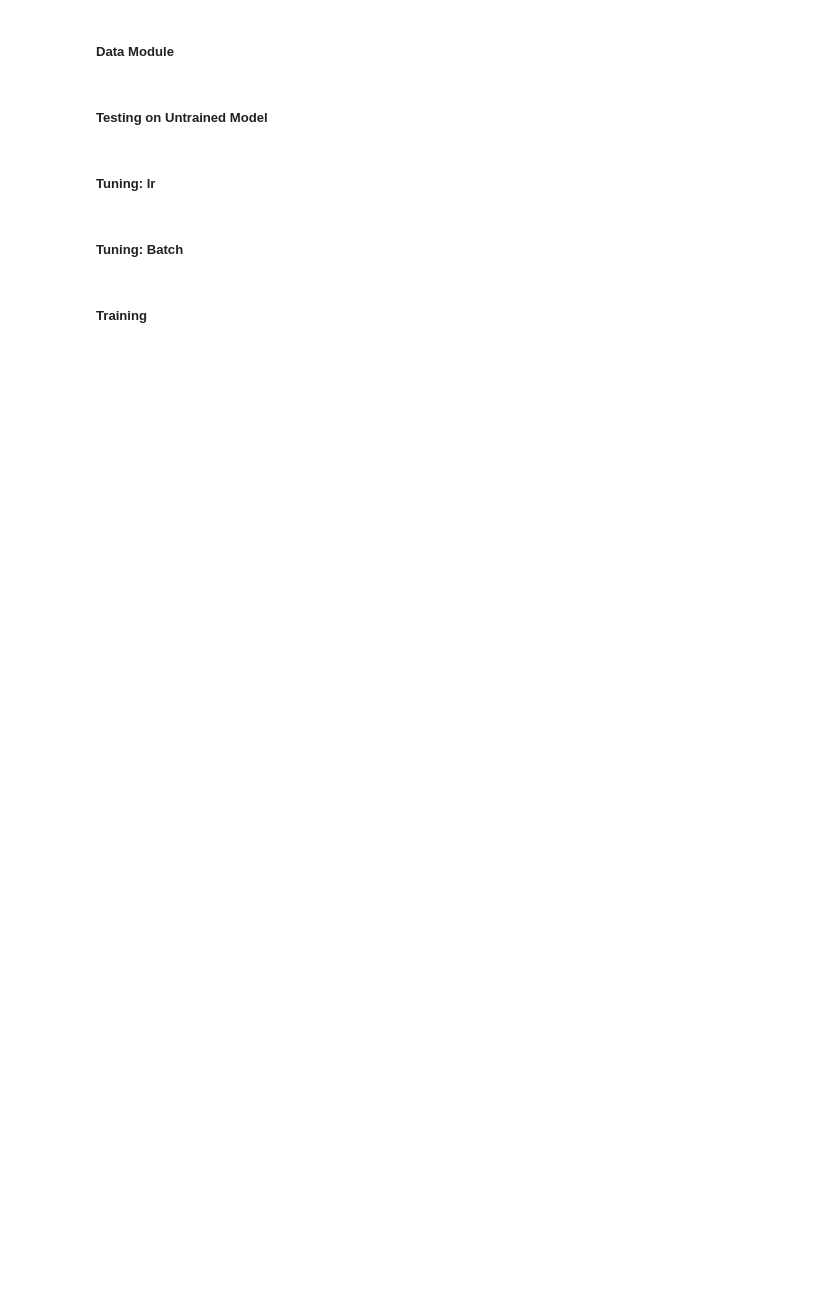
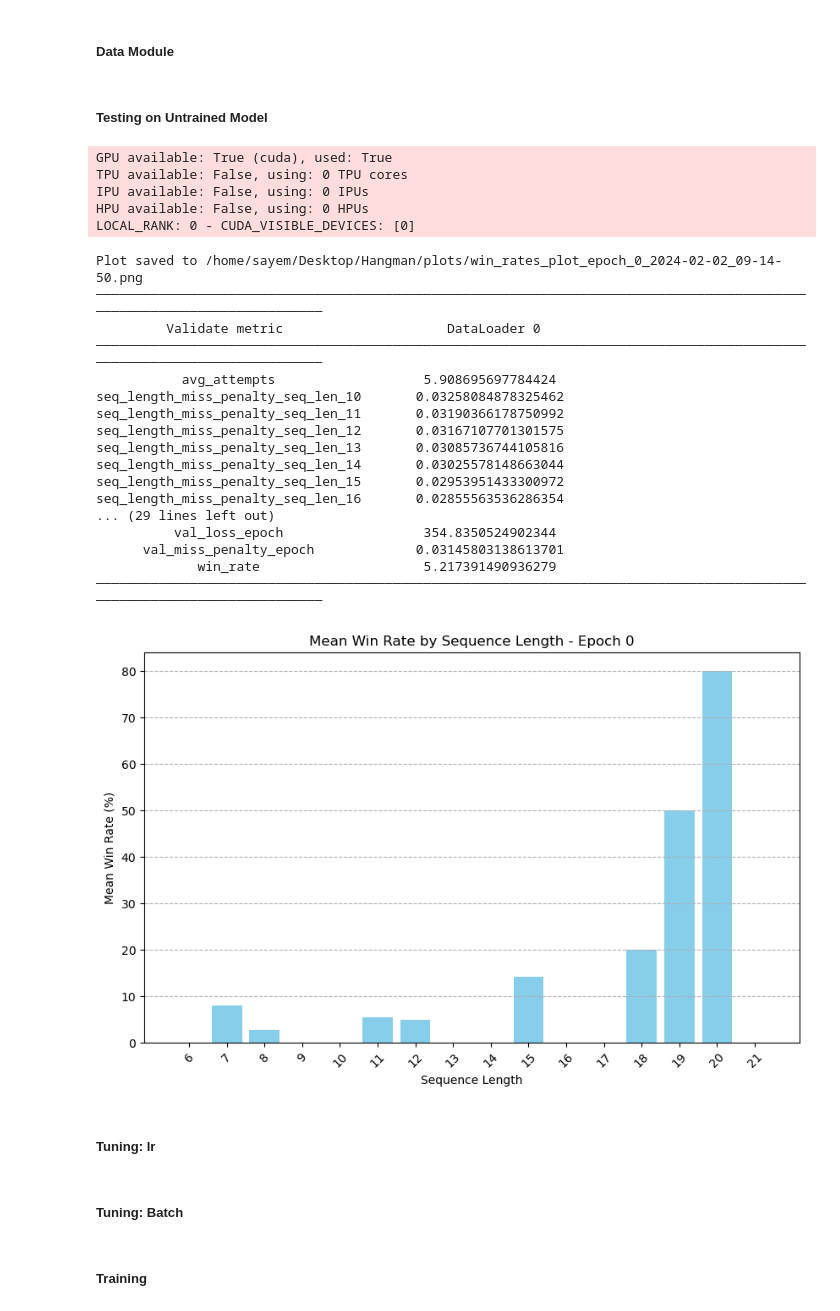
Before and after one commit to skhan61/HangmanNN, a Jupyter notebook: _2_1_training_notebook copy.ipynb, the cells around one changed output. Drawn from its saved outputs; the diff is of its cells as text; code cells hidden in the pictures; blank space fills up the shorter version.

```diff
--- a/_2_1_training_notebook copy.ipynb
+++ b/_2_1_training_notebook copy.ipynb
@@ -66,7 +66,7 @@ max_word_length = max(len(word) for word in word_list)
 # %% [markdown]
 ##### Data Dir
 # %%
-NUM_STRATIFIED_SAMPLES = 5_000 # This will be overwritten by Papermill
+NUM_STRATIFIED_SAMPLES = 100 # This will be overwritten by Papermill
 
 NUM_WORD_SAMPLE = 1_00 # words for testing
 
@@ -163,7 +176,7 @@ print(f"Unique sequence lengths in validation dataset: {valid_unique_seq_lens}")
 # Fixed parameters
 max_word_length = 29  # Maximum word length
 num_embeddings = 28   # Vocabulary size (fixed, based on unique characters in the game)
-num_features = 159     # Number of features per character
+num_features = 160     # Number of features per character
 missed_char_dim = 28  # Additional dimension for missed characters
 output_dim = 28       # Output dimension for the model
 char_feature_dim = 5  # Features per character
@@ -252,34 +268,58 @@ from scr.data_module import *
 from scr.trainer_ import *
 
 torch.cuda.empty_cache()
 
 # # Create Callbacks
 # loss_logging_callback = LossLoggingCallback()
 
 # , SchedulerSetupCallback()] # , loss_logging_callback]
 callbacks = [early_stop_callback] # , step_level_early_stopping]
 FAST_DEV_RUN = False
 # # Calculate the minimum percentage of validation batches
 # min_val_batches = 1 / len(data_module.val_dataloader())
 
 # # Create Trainer with Callbacks
 trainer = pl.Trainer(
     default_root_dir=output_dir,
     fast_dev_run=FAST_DEV_RUN,
     max_epochs=MAX_EPOCH,
     callbacks=callbacks,
     num_sanity_val_steps=0,
     # reload_dataloaders_every_n_epochs=1,
     enable_progress_bar=True
     # val_check_interval=0.5
     # limit_train_batches=2,  # Limit the number of training batches to 2
     # limit_val_batches=2     # Limit the number of validation batches to 2
 )
 
 # # # # # print(f"Running for {NUM_STRATIFIED_SAMPLES} samples...")
 # # # # print()
 # # # # # # # # # # Assuming combined_eval_metrics is a list of dictionaries
-# combined_eval_metrics = trainer.validate(model=lightning_model, datamodule=data_module)
+combined_eval_metrics = trainer.validate(model=lightning_model, datamodule=data_module)
+# %% [output]
+GPU available: True (cuda), used: True
+TPU available: False, using: 0 TPU cores
+IPU available: False, using: 0 IPUs
+HPU available: False, using: 0 HPUs
+LOCAL_RANK: 0 - CUDA_VISIBLE_DEVICES: [0]
+Plot saved to /home/sayem/Desktop/Hangman/plots/win_rates_plot_epoch_0_2024-02-02_09-14-50.png
+────────────────────────────────────────────────────────────────────────────────────────────────────────────────────────
+         Validate metric                     DataLoader 0
+────────────────────────────────────────────────────────────────────────────────────────────────────────────────────────
+           avg_attempts                   5.908695697784424
+seq_length_miss_penalty_seq_len_10       0.03258084878325462
+seq_length_miss_penalty_seq_len_11       0.03190366178750992
+seq_length_miss_penalty_seq_len_12       0.03167107701301575
+seq_length_miss_penalty_seq_len_13       0.03085736744105816
+seq_length_miss_penalty_seq_len_14       0.03025578148663044
+seq_length_miss_penalty_seq_len_15       0.02953951433300972
+seq_length_miss_penalty_seq_len_16       0.02855563536286354
+... (29 lines left out)
+          val_loss_epoch                  354.8350524902344
+      val_miss_penalty_epoch             0.03145803138613701
+             win_rate                     5.217391490936279
+────────────────────────────────────────────────────────────────────────────────────────────────────────────────────────
+[figure, added]
 # %%
 # performance_metrics_dict = {k: v for d in combined_eval_metrics for k, v in d.items()}
 
```
Also changed, not shown: parts of 5 cells of this notebook, 4 other files.
